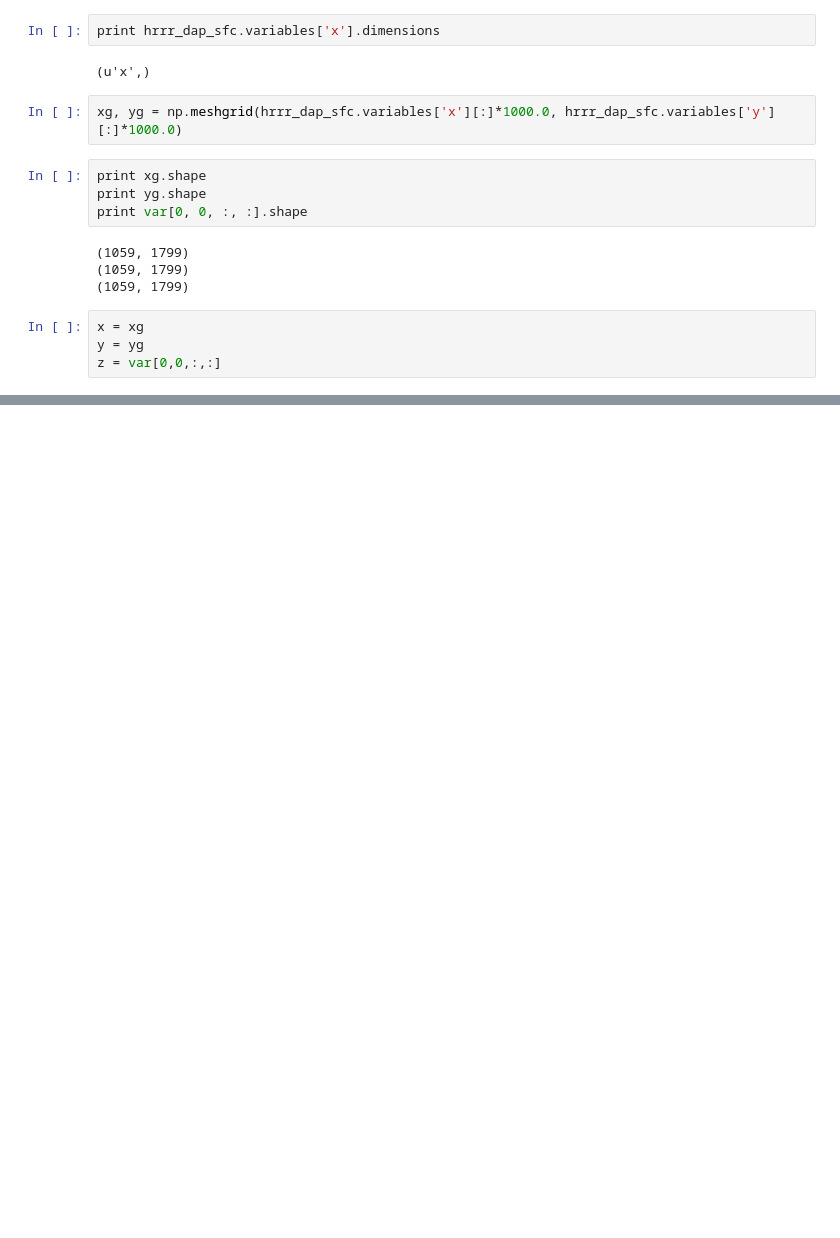
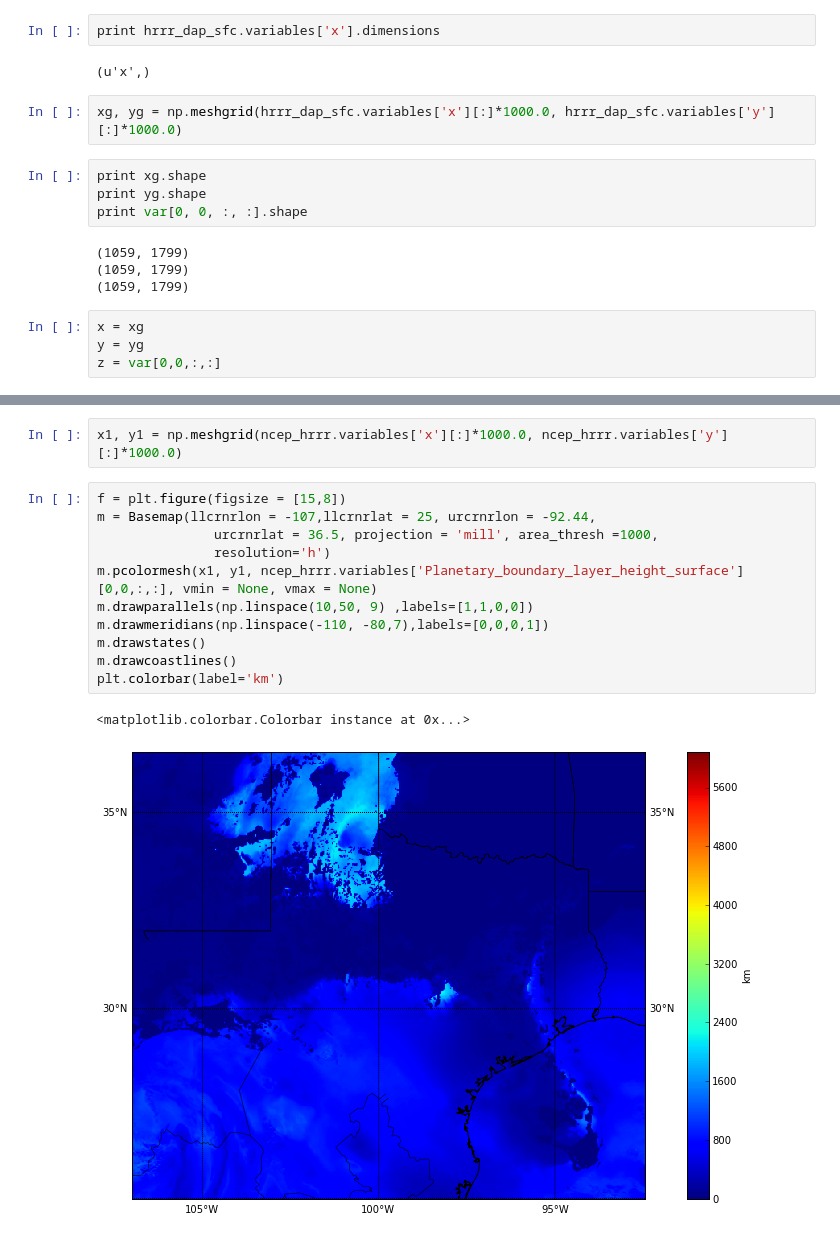
Before and after one commit to jpan1/SULI-2015, a Jupyter notebook: notebooks/PBL Color Maps.ipynb, the cells around one changed output, grey strips where cells are left out. Saved outputs shown, nothing was run; the diff lists cells and outputs as text; blank space fills up the shorter version.

```diff
--- a/notebooks/PBL Color Maps.ipynb
+++ b/notebooks/PBL Color Maps.ipynb
@@ -89,0 +109,16 @@ plt.colorbar(label='km')
+# %%
+x1, y1 = np.meshgrid(ncep_hrrr.variables['x'][:]*1000.0, ncep_hrrr.variables['y'][:]*1000.0)
+# %%
+f = plt.figure(figsize = [15,8])
+m = Basemap(llcrnrlon = -107,llcrnrlat = 25, urcrnrlon = -92.44,
+               urcrnrlat = 36.5, projection = 'mill', area_thresh =1000,
+               resolution='h')
+m.pcolormesh(x1, y1, ncep_hrrr.variables['Planetary_boundary_layer_height_surface'][0,0,:,:], vmin = None, vmax = None)
+m.drawparallels(np.linspace(10,50, 9) ,labels=[1,1,0,0])
+m.drawmeridians(np.linspace(-110, -80,7),labels=[0,0,0,1])
+m.drawstates()
+m.drawcoastlines()
+plt.colorbar(label='km')
+# %% [output]
+<matplotlib.colorbar.Colorbar instance at 0x...>
+[figure, added]
```
Also changed, not shown: parts of 6 cells of this notebook.
